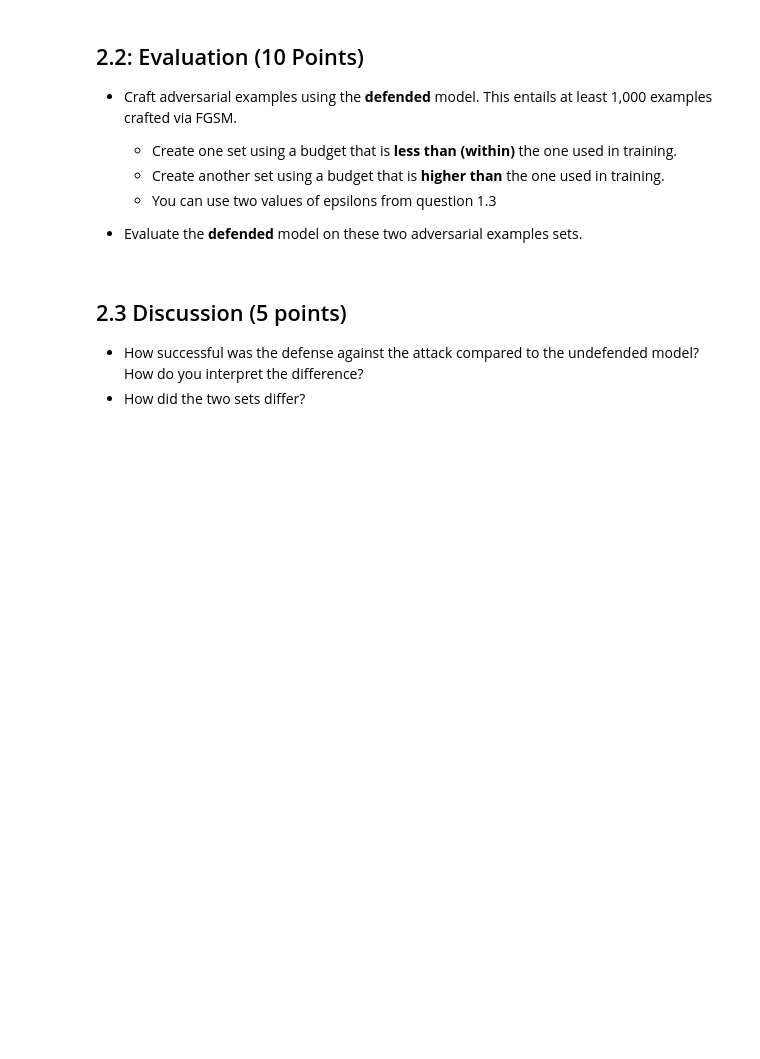
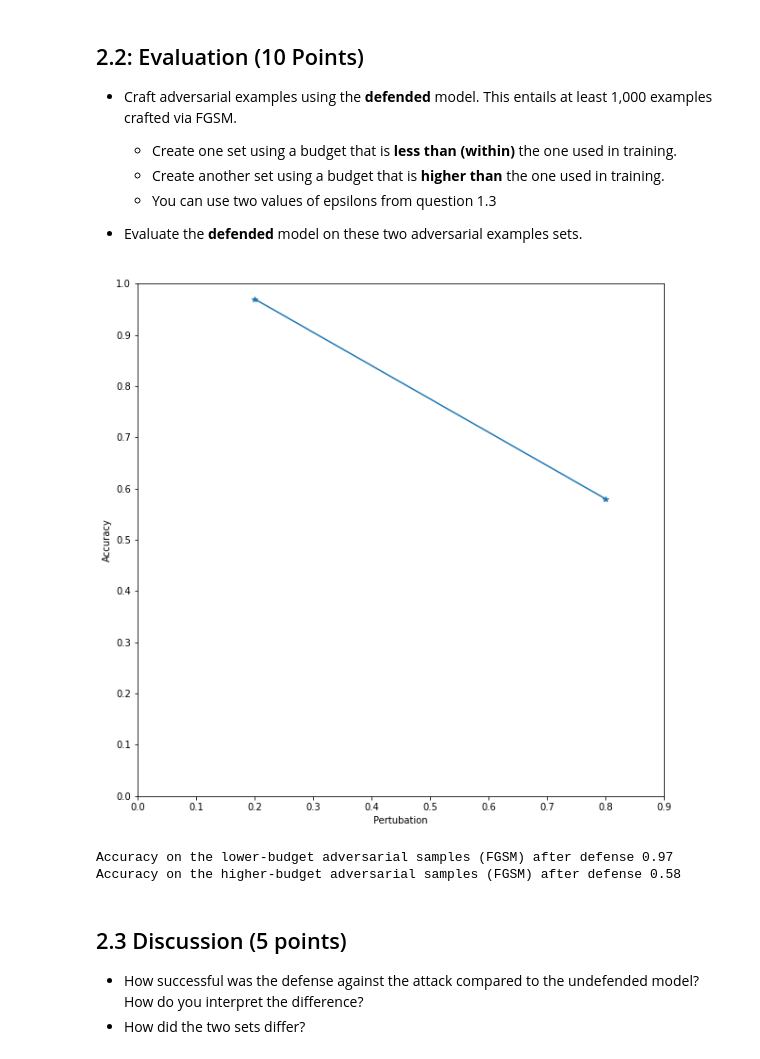
Before and after one commit to MaLoefUDS/MachineLearningInCybersecurity, a Jupyter notebook: task02/2021_11_12_Task_02.ipynb, the cells around one changed output. Saved outputs shown, nothing was run; the diff lists cells and outputs as text; code cells hidden in the pictures; blank space fills up the shorter version.

```diff
--- a/task02/2021_11_12_Task_02.ipynb
+++ b/task02/2021_11_12_Task_02.ipynb
@@ -353,18 +410,52 @@ So far, we have focused on attacking an ML model. In this section, we want you t
     * You can use two values of epsilons from question 1.3
 
 * Evaluate the **defended** model on these two adversarial examples sets.
+# %%
+#
+#
+# ------- Your Code -------
+#
+#
+
+pertubations = [0.2, 0.8]
+sets = Subset(test_dataset, np.arange(1000))
+
+loader = DataLoader(sets, shuffle=False, batch_size=1)
+advs = [create_adversarials(loader, p) for p in pertubations]
+# %%
+loaders = [[], []]
+
+labels = test_loader.dataset.test_labels
+
+for i in range(len(advs[0])):
+    for idx, loader in enumerate(loaders):
+        loader.append((advs[idx][i][0], labels[i]))
+
+loaders = [DataLoader(loaders[idx], shuffle=False, batch_size=batch_size_test) for idx in range(len(loaders))]
+
+accuracy = [test(loader) for loader in loaders]
+acc_FGSM_defend1 = accuracy[0]
+acc_FGSM_defend2 = accuracy[1]
+
+plt.figure(figsize=(10,10))
+plt.plot(pertubations, accuracy, "*-")
+plt.yticks(np.arange(0, 1.1, step=0.1))
+plt.xticks(np.arange(0, 1, step=0.1))
+plt.xlabel("Pertubation")
+plt.ylabel("Accuracy")
+plt.savefig('fig4.pdf')
+plt.show()
+# %% [output]
+[figure, added]
 # %%
-#
-#
-# ------- Your Code -------
-#
-#
-
-print('Accuracy on the lower-budget adversarial samples (FGSM) %.2f'%acc_FGSM1)
+#print('Accuracy on the lower-budget adversarial samples (FGSM) %.2f'%acc_FGSM1)
 print('Accuracy on the lower-budget adversarial samples (FGSM) after defense %.2f'%acc_FGSM_defend1)
 
-print('Accuracy on the higher-budget adversarial samples (FGSM) %.2f'%acc_FGSM2)
+#print('Accuracy on the higher-budget adversarial samples (FGSM) %.2f'%acc_FGSM2)
 print('Accuracy on the higher-budget adversarial samples (FGSM) after defense %.2f'%acc_FGSM_defend2)
+# %% [output]
+Accuracy on the lower-budget adversarial samples (FGSM) after defense 0.97
+Accuracy on the higher-budget adversarial samples (FGSM) after defense 0.58
 # %% [markdown]
 ## 2.3 Discussion (5 points)
 
```
Also changed, not shown: parts of 6 cells of this notebook, 3 other files.
